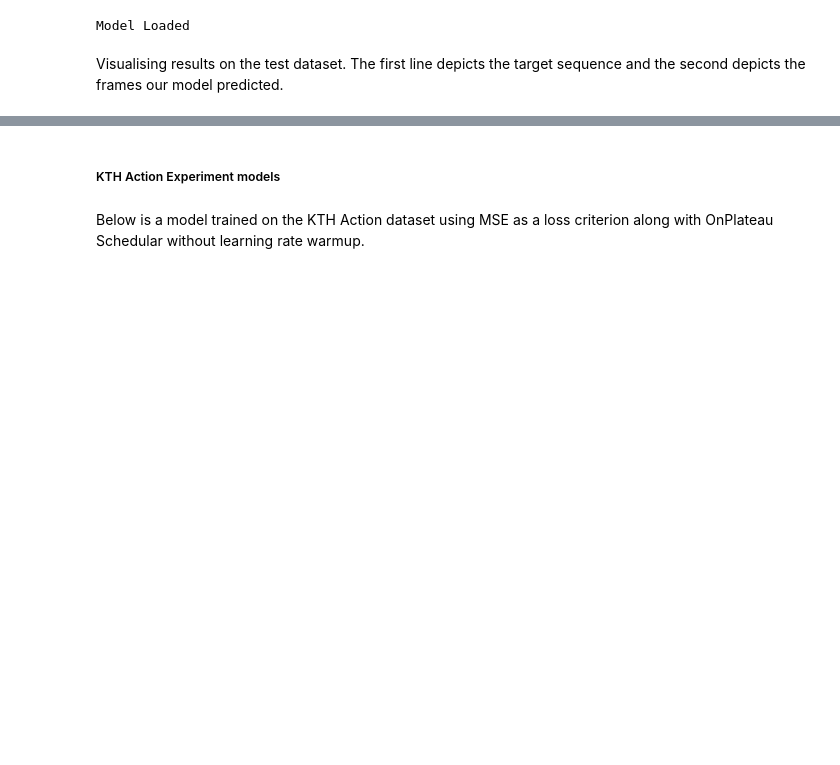
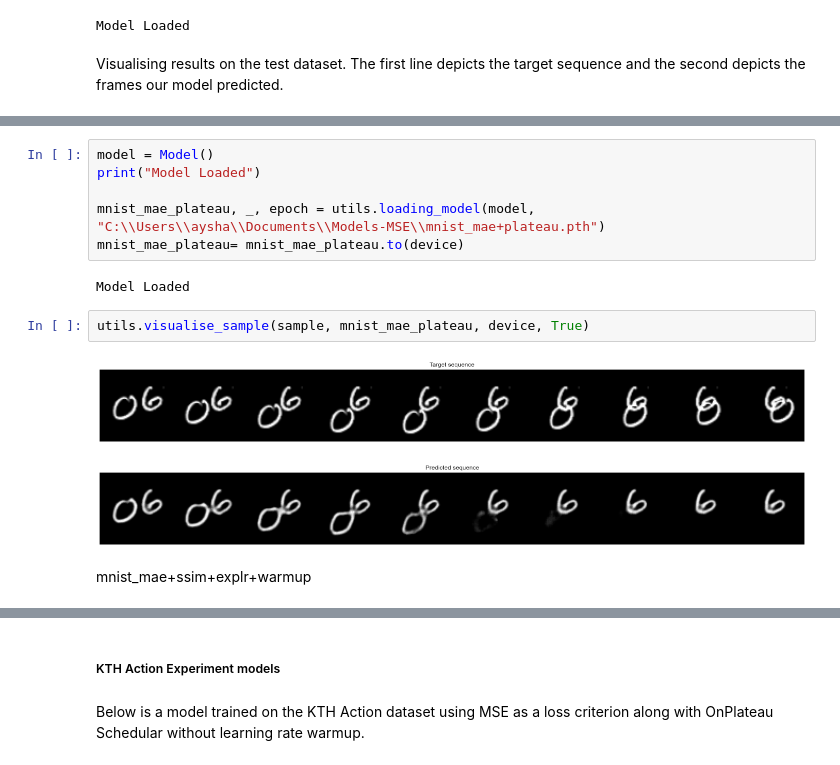
Before and after one commit to vardeep-sandhu/VideoFramePrediction, a Jupyter notebook: docs/Overviewnotebook.ipynb, the cells around one changed output, grey strips where cells are left out. Saved outputs shown, nothing was run; the diff lists cells and outputs as text; blank space fills up the shorter version.

```diff
--- a/docs/Overviewnotebook.ipynb
+++ b/docs/Overviewnotebook.ipynb
@@ -214,0 +209,15 @@ utils.visualise_sample(test_loader_mmnist, model_mae_ssim_explr_mmnist, device,
+# %%
+model = Model()
+print("Model Loaded")
+
+mnist_mae_plateau, _, epoch = utils.loading_model(model, "C:\\Users\\aysha\\Documents\\Models-MSE\\mnist_mae+plateau.pth")
+mnist_mae_plateau= mnist_mae_plateau.to(device)
+# %% [output]
+Model Loaded
+# %%
+utils.visualise_sample(sample, mnist_mae_plateau, device, True)
+# %% [output]
+[figure, added]
+[figure, added]
+# %% [markdown]
+mnist_mae+ssim+explr+warmup
```
Also changed, not shown: parts of 19 cells of this notebook.
